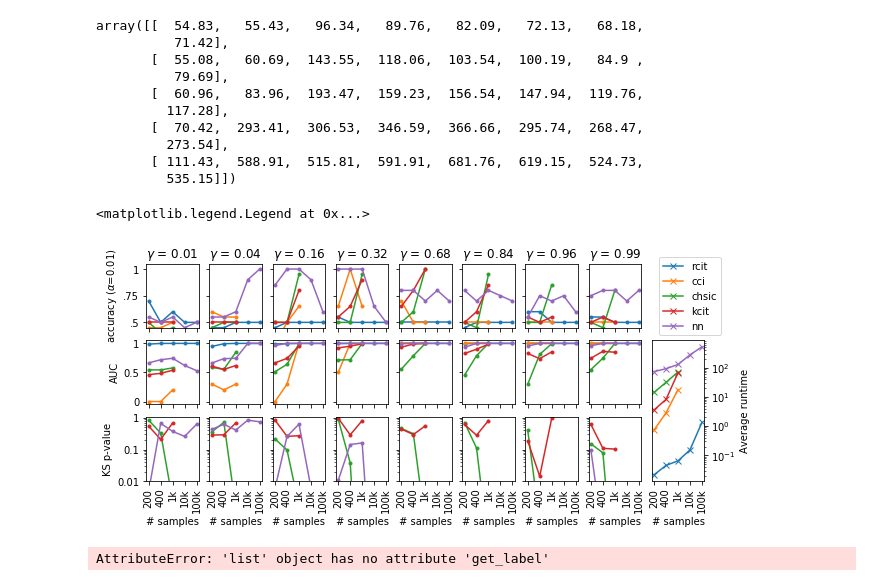
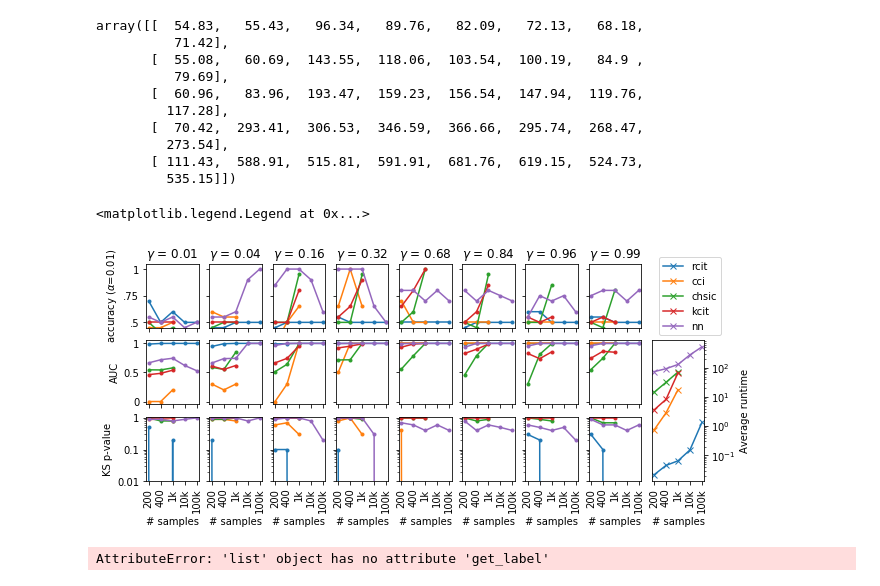
Before and after one commit to kjchalup/independence_test, a Jupyter notebook: nips/Comparison.ipynb, the cells around one changed output. Saved outputs shown, nothing was run; the diff lists cells and outputs as text; code cells hidden in the pictures.

```diff
--- a/nips/Comparison.ipynb
+++ b/nips/Comparison.ipynb
@@ -125,7 +125,7 @@ for gamma_id, gamma in enumerate(GAMMA):
     ax = plt.subplot2grid((3, len(GAMMA)+1), (2, gamma_id))
     for method in MTDS:
         time = proc_res[method + '_time'][:, gamma_id].flatten()
-        goodness = (proc_res[method + '_ks'][:, gamma_id].flatten())
+        goodness = (proc_res[method + '_i01'][:, gamma_id].flatten())
         time[time < 0] = np.nan
         goodness[goodness < 0] = np.nan
         ax.plot(goodness.flatten(), '-', label=method, marker='.')
@@ -136,34 +136,34 @@ for gamma_id, gamma in enumerate(GAMMA):
     if gamma_id > 0:
         plt.yticks(logticks, [])
         plt.xticks(np.arange(len(SAMPLE_NUMS)), [])
     else:
         plt.yticks(logticks, logticks)
         plt.ylabel('KS p-value')
     plt.xlabel('# samples')
     plt.xticks(np.arange(len(SAMPLE_NUMS)), [200, 400, '1k', '10k', '100k'], rotation=90)
 
 
 
 legends = []
 ax = plt.subplot2grid((3, len(GAMMA)+1), (1, len(GAMMA)), rowspan=2)
 for method in MTDS:
     times = proc_res[method + '_time'].mean(axis=1)
     times[times <= 0] = np.nan
     legends.append(ax.plot(times.flatten(), '-', label=method, marker='x'))
 plt.xticks(np.arange(len(SAMPLE_NUMS)))
 plt.xlabel('# samples')
 plt.xticks(np.arange(len(SAMPLE_NUMS)), [200, 400, '1k', '10k', '100k'], rotation=90)
 ax.yaxis.tick_right()
 ax.yaxis.set_label_position('right')
 
 plt.yscale('log')
 plt.ylabel('Average runtime')
 
 
 plt.legend(bbox_to_anchor=(.05, 1, .1, .1))
 # %% [output]
 <matplotlib.legend.Legend at 0x...>
-[figure, old version]
+[figure, new version]
 # %%
 plt.legend(handles=legends[:2])
 # %% [output]
```
Also changed, not shown: 6 other files.
